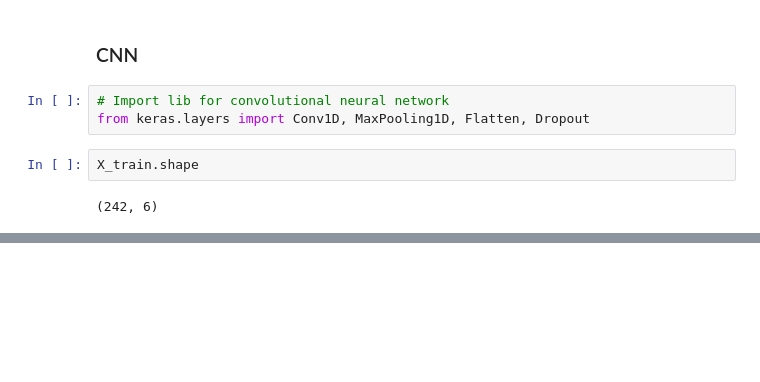
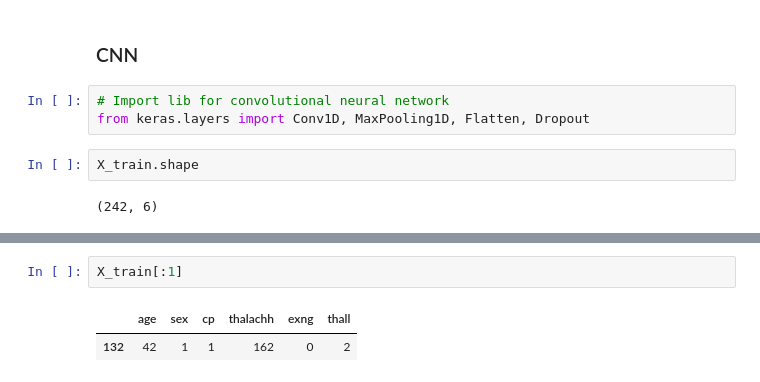
Before and after one commit to LuisFelipePoma/Heart_Risk_Detector, a Jupyter notebook: src/model/model.ipynb, the cells around one changed output, grey strips where cells are left out. Cells and saved outputs as stored; diff of their text form; blank space fills up the shorter version.

```diff
--- a/src/model/model.ipynb
+++ b/src/model/model.ipynb
@@ -406,0 +397,5 @@ Epoch 500/500
+# %%
+X_train[:1]
+# %% [output]
+|  | age | sex | cp | thalachh | exng | thall |
+| 132 | 42 | 1 | 1 | 162 | 0 | 2 |
```
Also changed, not shown: parts of 20 cells of this notebook, 9 other files.
